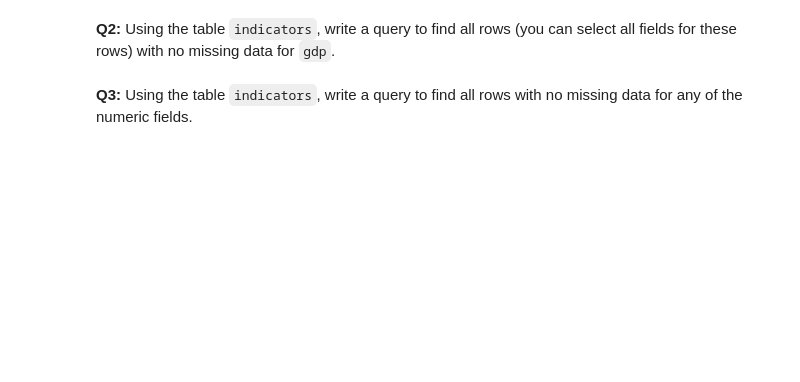
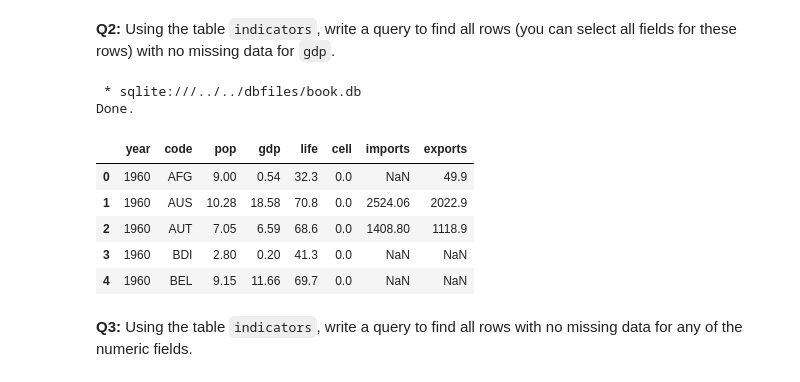
Before and after one commit to adp11/cs181-f22-student, a Jupyter notebook: sw_lab/lab_10/single_selection.ipynb, the cells around one changed output. Saved outputs shown, nothing was run; the diff lists cells and outputs as text; code cells hidden in the pictures; blank space fills up the shorter version.

```diff
--- a/sw_lab/lab_10/single_selection.ipynb
+++ b/sw_lab/lab_10/single_selection.ipynb
@@ -248,13 +345,24 @@ assert len(resultdf1) == 59
 **Q2:** Using the table `indicators`, write a query to find all rows (you can select all fields for these rows) with no missing data for `gdp`.
 # %%
 query = """
+SELECT * FROM indicators
+WHERE gdp IS NOT NULL
 """
 # YOUR CODE HERE
-raise NotImplementedError()
+# raise NotImplementedError()
 
 resultset2 = %sql $query
 resultdf2 = resultset2.DataFrame()
 resultdf2.head()
+# %% [output]
+ * sqlite:///../../dbfiles/book.db
+Done.
+|  | year | code | pop | gdp | life | cell | imports | exports |
+| 0 | 1960 | AFG | 9.00 | 0.54 | 32.3 | 0.0 | NaN | 49.9 |
+| 1 | 1960 | AUS | 10.28 | 18.58 | 70.8 | 0.0 | 2524.06 | 2022.9 |
+| 2 | 1960 | AUT | 7.05 | 6.59 | 68.6 | 0.0 | 1408.80 | 1118.9 |
+| 3 | 1960 | BDI | 2.80 | 0.20 | 41.3 | 0.0 | NaN | NaN |
+| 4 | 1960 | BEL | 9.15 | 11.66 | 69.7 | 0.0 | NaN | NaN |
 # %%
 # Testing cell
 assert len(resultdf2) == 9660
```
Also changed, not shown: parts of 26 cells of this notebook.
